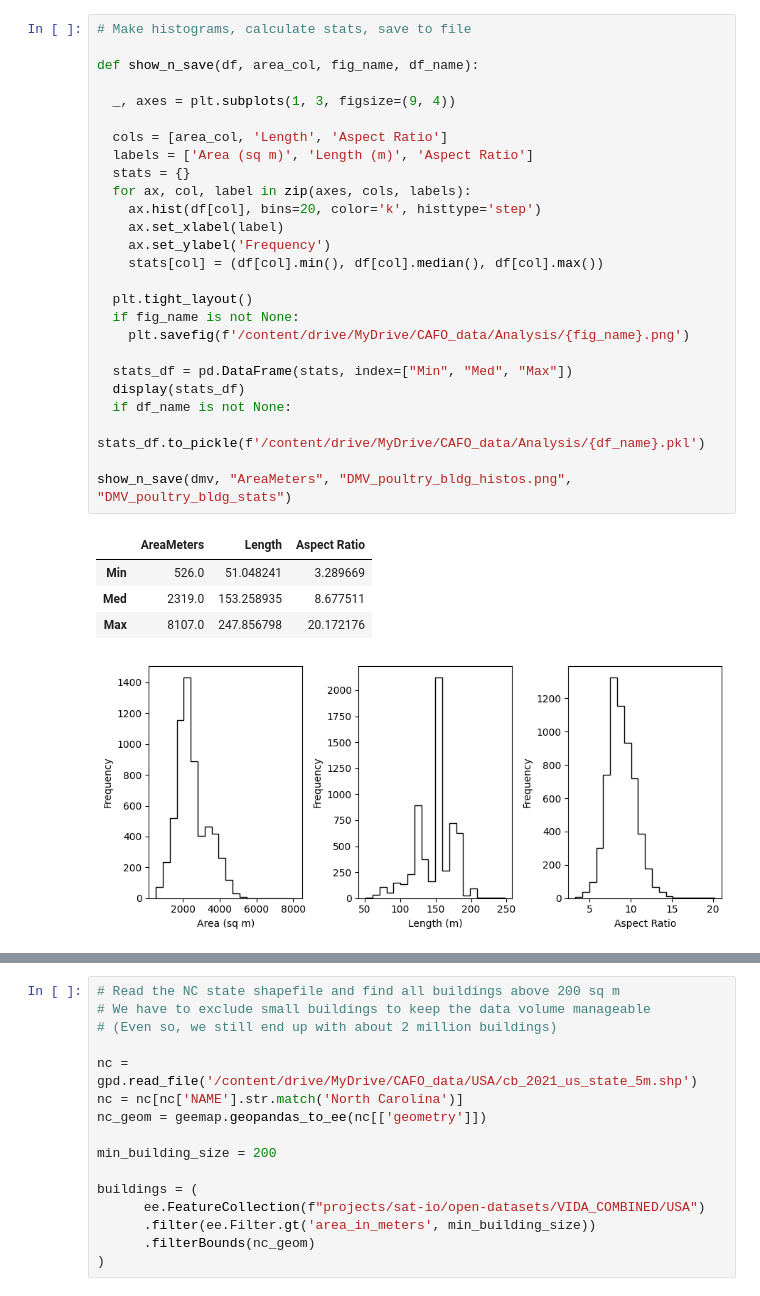
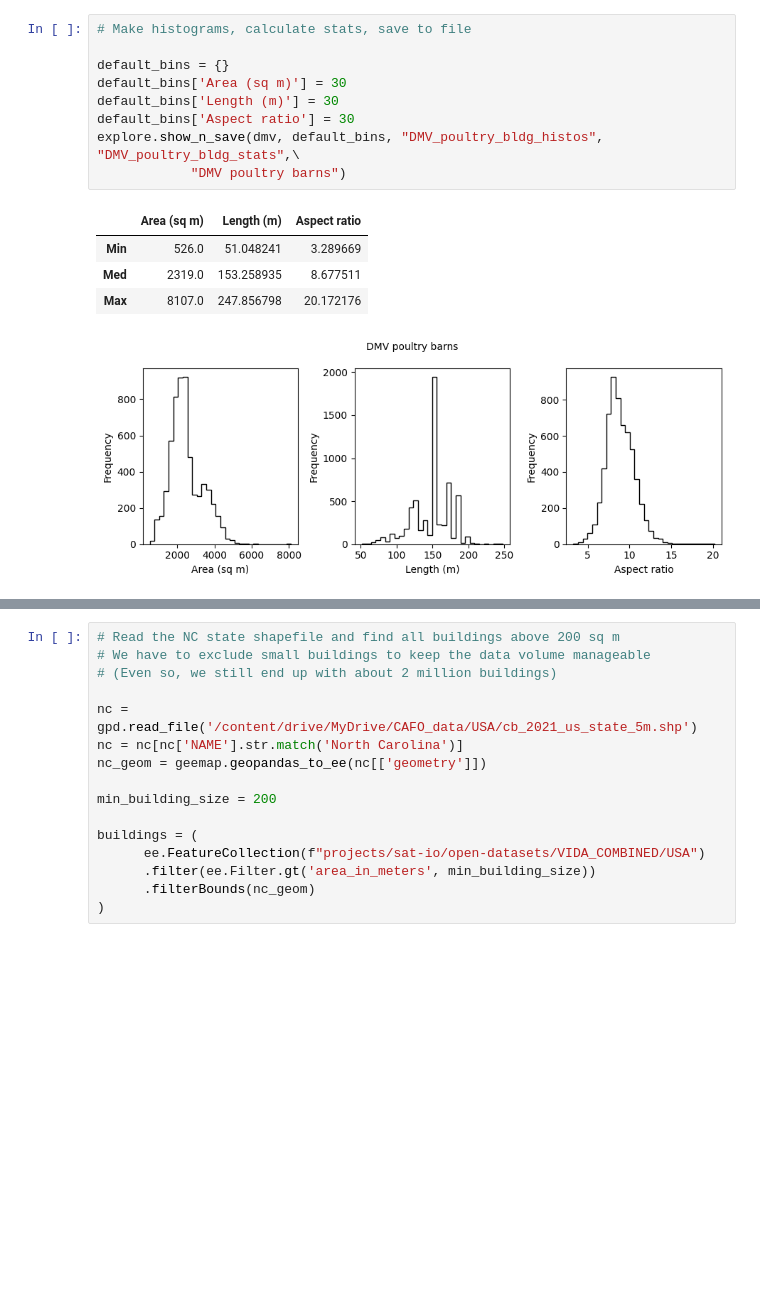
Before and after one commit to rachelemason/CAFO-AI, a Jupyter notebook: exploreUSAData.ipynb, the cells around one changed output, grey strips where cells are left out. Cells and saved outputs as stored; diff of their text form; blank space fills up the shorter version.

```diff
--- a/exploreUSAData.ipynb
+++ b/exploreUSAData.ipynb
@@ -52,32 +76,15 @@ dmv[['Length', 'Aspect Ratio']] = temp.apply(explore.calc_length_etc)
-# %%
-# Make histograms, calculate stats, save to file
-
-def show_n_save(df, area_col, fig_name, df_name):
-
-  _, axes = plt.subplots(1, 3, figsize=(9, 4))
-
-  cols = [area_col, 'Length', 'Aspect Ratio']
-  labels = ['Area (sq m)', 'Length (m)', 'Aspect Ratio']
-  stats = {}
-  for ax, col, label in zip(axes, cols, labels):
-    ax.hist(df[col], bins=20, color='k', histtype='step')
-    ax.set_xlabel(label)
-    ax.set_ylabel('Frequency')
-    stats[col] = (df[col].min(), df[col].median(), df[col].max())
-
-  plt.tight_layout()
-  if fig_name is not None:
-    plt.savefig(f'/content/drive/MyDrive/CAFO_data/Analysis/{fig_name}.png')
-
-  stats_df = pd.DataFrame(stats, index=["Min", "Med", "Max"])
-  display(stats_df)
-  if df_name is not None:
-    stats_df.to_pickle(f'/content/drive/MyDrive/CAFO_data/Analysis/{df_name}.pkl')
-
-show_n_save(dmv, "AreaMeters", "DMV_poultry_bldg_histos.png", "DMV_poultry_bldg_stats")
-# %% [output]
-|  | AreaMeters | Length | Aspect Ratio |
-| Min | 526.0 | 51.048241 | 3.289669 |
-| Med | 2319.0 | 153.258935 | 8.677511 |
-| Max | 8107.0 | 247.856798 | 20.172176 |
-[figure, removed]
+# %%
+# Make histograms, calculate stats, save to file
+
+default_bins = {}
+default_bins['Area (sq m)'] = 30
+default_bins['Length (m)'] = 30
+default_bins['Aspect ratio'] = 30
+explore.show_n_save(dmv, default_bins, "DMV_poultry_bldg_histos", "DMV_poultry_bldg_stats",\
+            "DMV poultry barns")
+# %% [output]
+|  | Area (sq m) | Length (m) | Aspect ratio |
+| Min | 526.0 | 51.048241 | 3.289669 |
+| Med | 2319.0 | 153.258935 | 8.677511 |
+| Max | 8107.0 | 247.856798 | 20.172176 |
+[figure, added]
```
Also changed, not shown: parts of 30 cells of this notebook, 3 other files.
